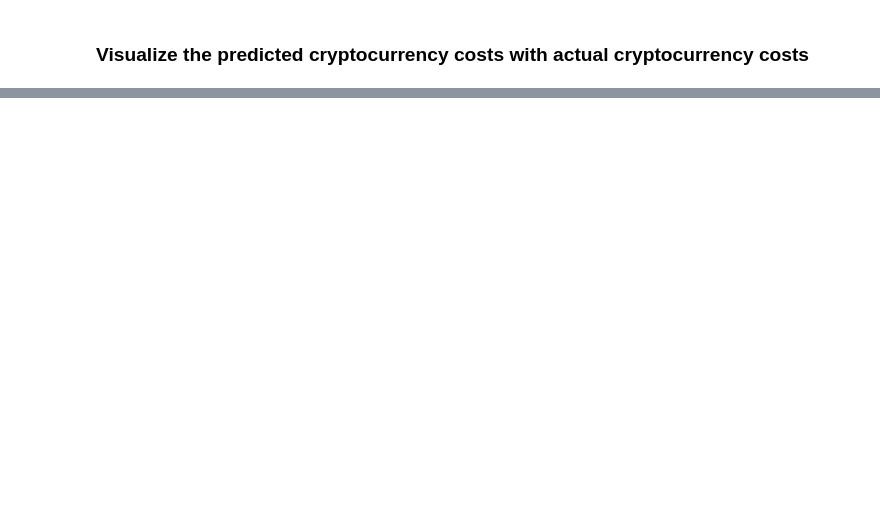
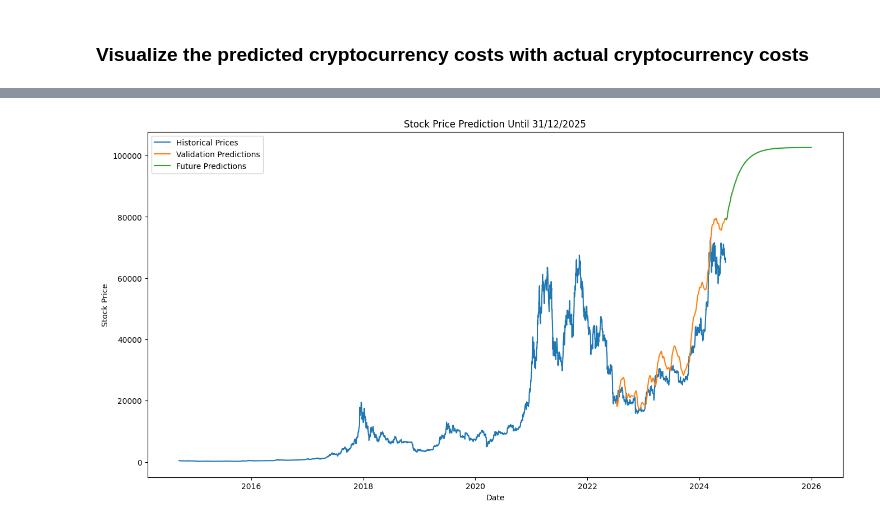
Before and after one commit to Dat-TG/Cryptocurrency-Price-Prediction, a Jupyter notebook: cryptocurrency_prediction.ipynb, the cells around one changed output, grey strips where cells are left out. Drawn from its saved outputs; the diff is of its cells as text; code cells hidden in the pictures; blank space fills up the shorter version.

```diff
--- a/cryptocurrency_prediction.ipynb
+++ b/cryptocurrency_prediction.ipynb
@@ -260,0 +334,22 @@ See the caveats in the documentation: https://pandas.pydata.org/pandas-docs/stab
+# %%
+# Make future predictions until December 2025
+future_dates = pd.date_range(start=df['Date'].max() + timedelta(days=1), end='2025-12-31', freq='B')
+future_predictions = []
+
+# Start with the last 60 days of data
+last_60_days = scaled_data[-60:].reshape(1, 60, 1)
+
+for date in future_dates:
+    predicted_price = lstm_model.predict(last_60_days)
+    future_predictions.append(predicted_price[0, 0])
+    # Add the predicted price to the input data and maintain the shape
+    predicted_price_reshaped = predicted_price.reshape(1, 1, 1)
+    last_60_days = np.append(last_60_days[:, 1:, :], predicted_price_reshaped, axis=1)
+
+# Inverse transform the predictions to get actual prices
+future_predictions = np.array(future_predictions).reshape(-1, 1)
+future_predictions = scaler.inverse_transform(future_predictions)
+
+# Create a DataFrame for future predictions
+future_df = pd.DataFrame({'Date': future_dates, 'Predictions': future_predictions.flatten()})
+future_df.set_index('Date', inplace=True)
@@ -260,0 +374,13 @@ See the caveats in the documentation: https://pandas.pydata.org/pandas-docs/stab
+# %%
+# Plot the future predictions
+plt.figure(figsize=(16, 8))
+plt.plot(df["Close"], label='Historical Prices')
+plt.plot(valid_data['Predictions'], label='Validation Predictions')
+plt.plot(future_df['Predictions'], label='Future Predictions')
+plt.legend()
+plt.xlabel('Date')
+plt.ylabel('Stock Price')
+plt.title('Stock Price Prediction Until 31/12/2025')
+plt.show()
+# %% [output]
+[figure, added]
```
Also changed, not shown: parts of 15 cells of this notebook, 3 other files.
